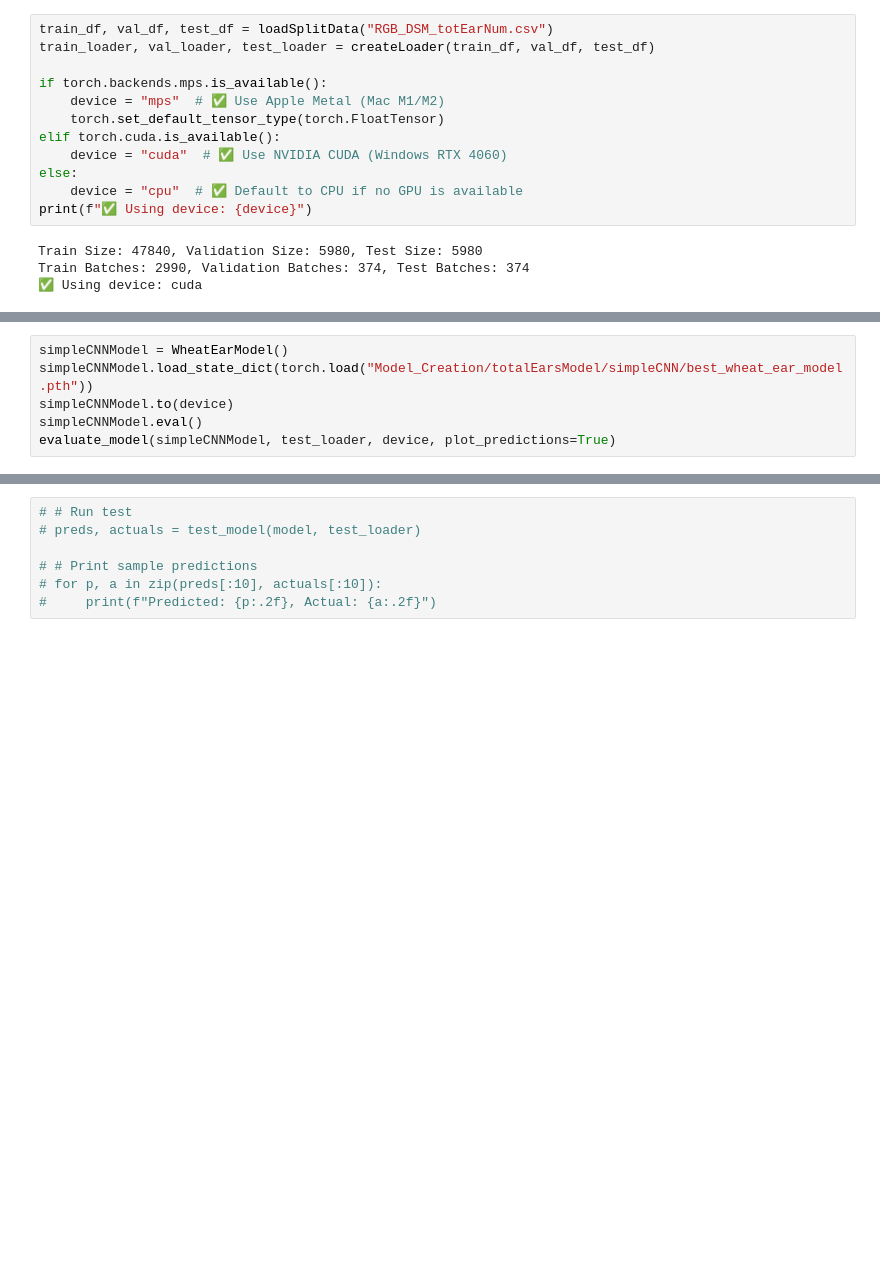
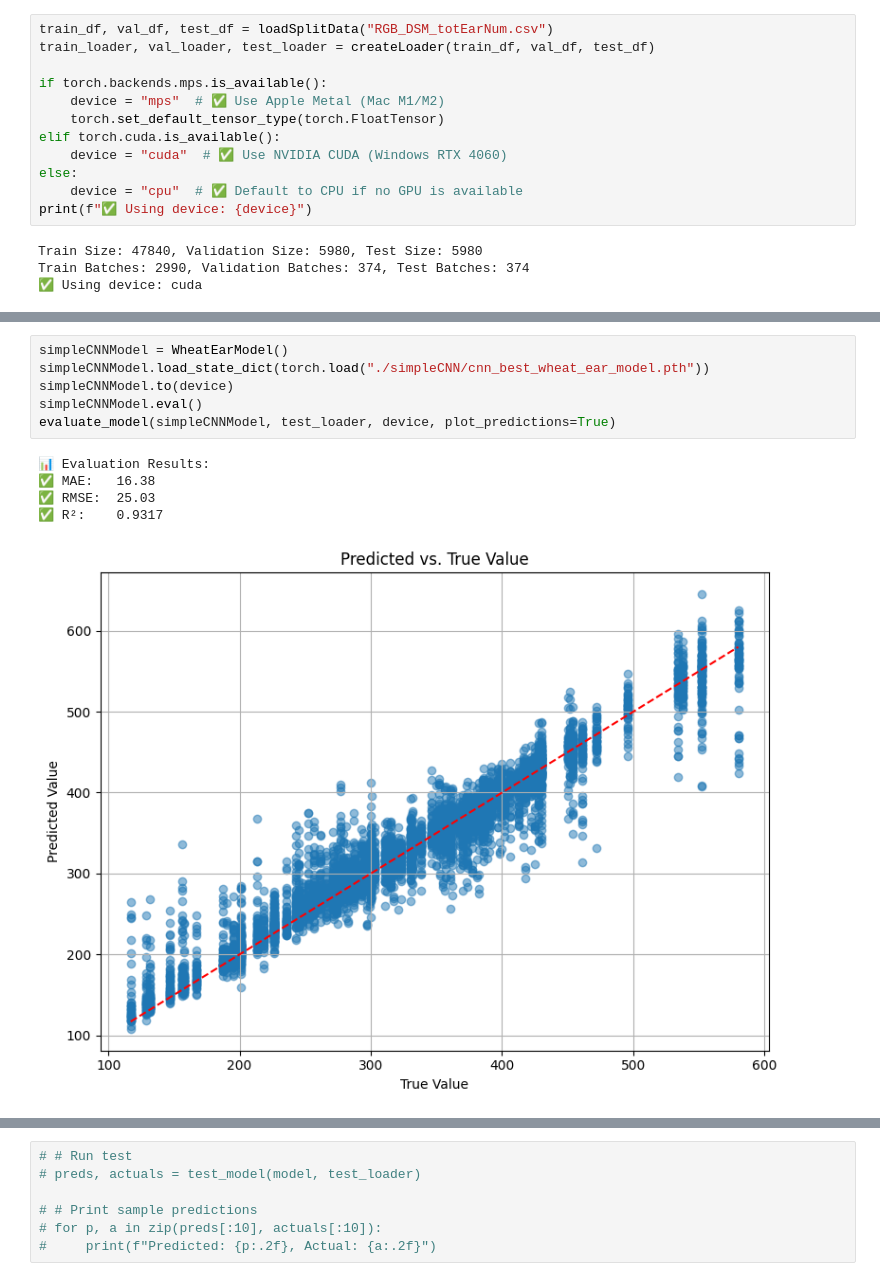
Before and after one commit to Wani29I/MasterProj, a Jupyter notebook: Model_Creation/totalEarsModel/testTotEarModel.ipynb, the cells around one changed output, grey strips where cells are left out. Saved outputs shown, nothing was run; the diff lists cells and outputs as text; blank space fills up the shorter version.

```diff
--- a/Model_Creation/totalEarsModel/testTotEarModel.ipynb
+++ b/Model_Creation/totalEarsModel/testTotEarModel.ipynb
@@ -35,8 +71,14 @@ Train Batches: 2990, Validation Batches: 374, Test Batches: 374
 # %%
 simpleCNNModel = WheatEarModel()
-simpleCNNModel.load_state_dict(torch.load("Model_Creation/totalEarsModel/simpleCNN/best_wheat_ear_model.pth"))
+simpleCNNModel.load_state_dict(torch.load("./simpleCNN/cnn_best_wheat_ear_model.pth"))
 simpleCNNModel.to(device)
 simpleCNNModel.eval()
 evaluate_model(simpleCNNModel, test_loader, device, plot_predictions=True)
+# %% [output]
+📊 Evaluation Results:
+✅ MAE:   16.38
+✅ RMSE:  25.03
+✅ R²:    0.9317
+[figure, added]
 # %%
 vitModel = ViTWheatModel()
```
Also changed, not shown: parts of 5 cells of this notebook, 1 other file.
